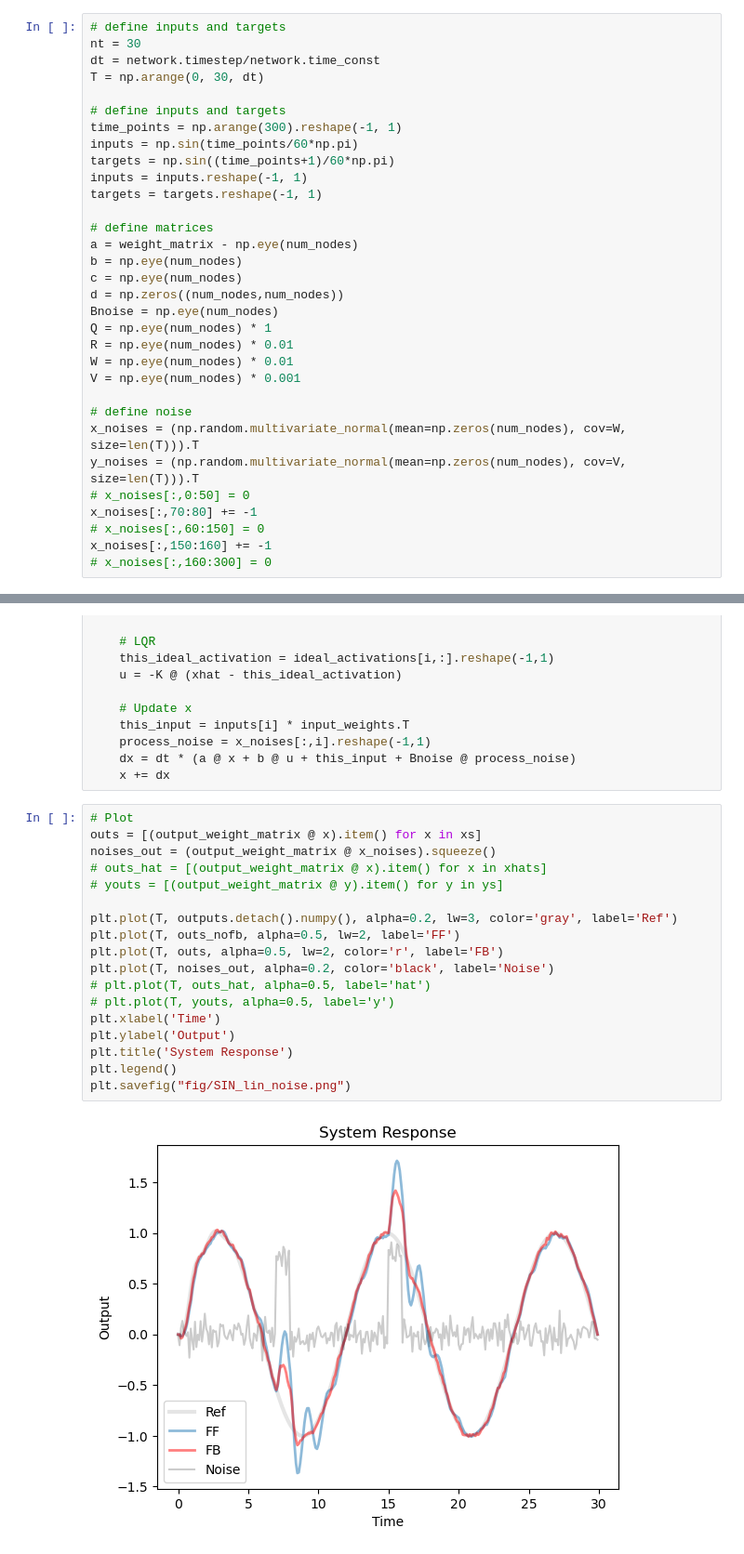
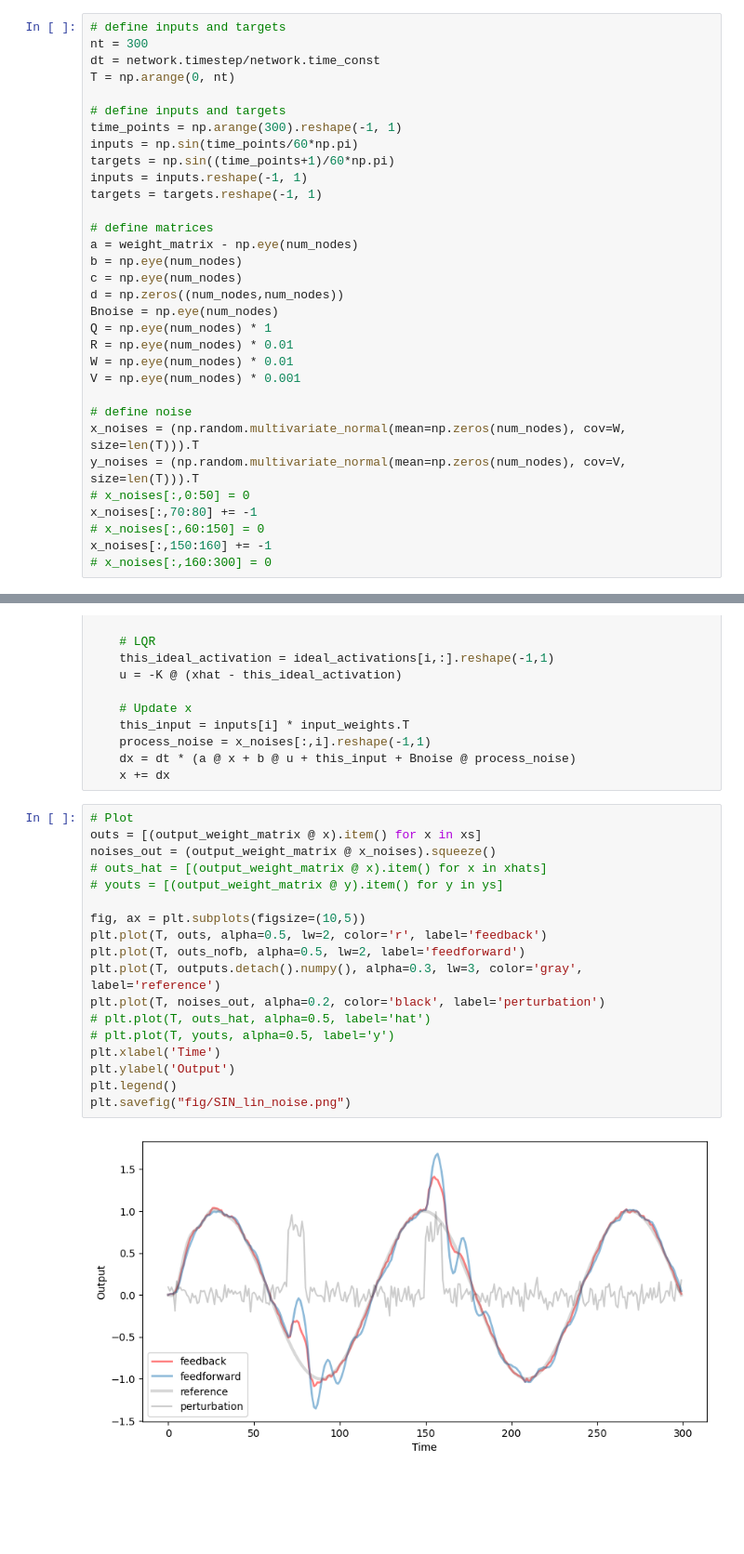
Before and after one commit to BeiGeJin/FBRNN, a Jupyter notebook: baseline_linear/analysis_SIN_lin_lqg.ipynb, the cells around one changed output, grey strips where cells are left out. Shown at 93% size. Saved outputs shown, nothing was run; the diff lists cells and outputs as text; blank space fills up the shorter version.

```diff
--- a/baseline_linear/analysis_SIN_lin_lqg.ipynb
+++ b/baseline_linear/analysis_SIN_lin_lqg.ipynb
@@ -37,9 +37,9 @@ network = RNN(weight_matrix, connectivity_matrix, init_activations, None, None,
                 time_constant = time_constant, timestep = timestep)
 # %%
 # define inputs and targets
-nt = 30
+nt = 300
 dt = network.timestep/network.time_const
-T = np.arange(0, 30, dt)
+T = np.arange(0, nt)
 
 # define inputs and targets
 time_points = np.arange(300).reshape(-1, 1)
@@ -149,20 +149,20 @@ for i,t in enumerate(T):
 # %%
 # Plot
 outs = [(output_weight_matrix @ x).item() for x in xs]
 noises_out = (output_weight_matrix @ x_noises).squeeze()
 # outs_hat = [(output_weight_matrix @ x).item() for x in xhats]
 # youts = [(output_weight_matrix @ y).item() for y in ys]
 
-plt.plot(T, outputs.detach().numpy(), alpha=0.2, lw=3, color='gray', label='Ref')
-plt.plot(T, outs_nofb, alpha=0.5, lw=2, label='FF')
-plt.plot(T, outs, alpha=0.5, lw=2, color='r', label='FB')
-plt.plot(T, noises_out, alpha=0.2, color='black', label='Noise')
+fig, ax = plt.subplots(figsize=(10,5))
+plt.plot(T, outs, alpha=0.5, lw=2, color='r', label='feedback')
+plt.plot(T, outs_nofb, alpha=0.5, lw=2, label='feedforward')
+plt.plot(T, outputs.detach().numpy(), alpha=0.3, lw=3, color='gray', label='reference')
+plt.plot(T, noises_out, alpha=0.2, color='black', label='perturbation')
 # plt.plot(T, outs_hat, alpha=0.5, label='hat')
 # plt.plot(T, youts, alpha=0.5, label='y')
 plt.xlabel('Time')
 plt.ylabel('Output')
-plt.title('System Response')
 plt.legend()
 plt.savefig("fig/SIN_lin_noise.png")
 # %% [output]
-[figure, old version]
+[figure, new version]
```
Also changed, not shown: parts of 1 cell of this notebook, 16 other files.
